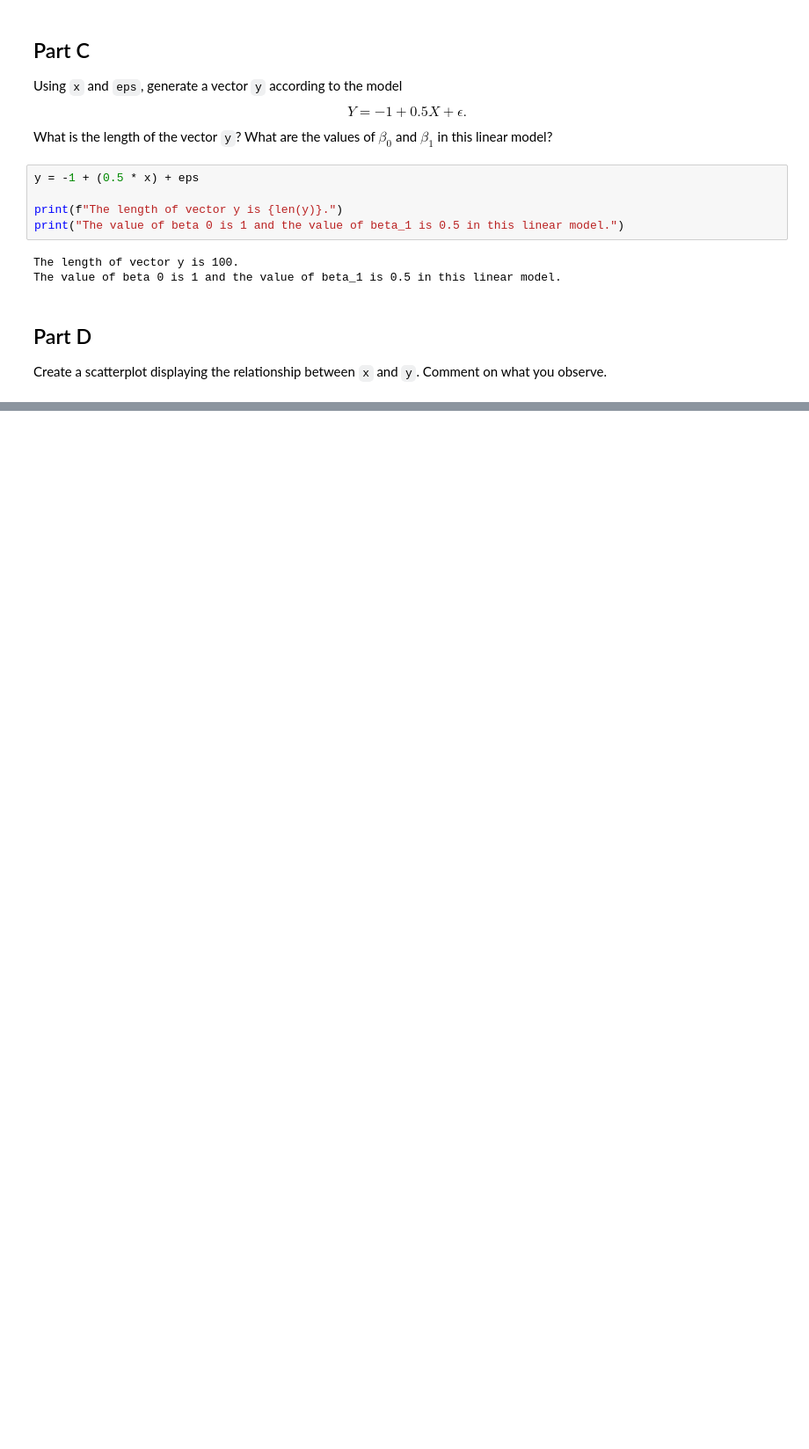
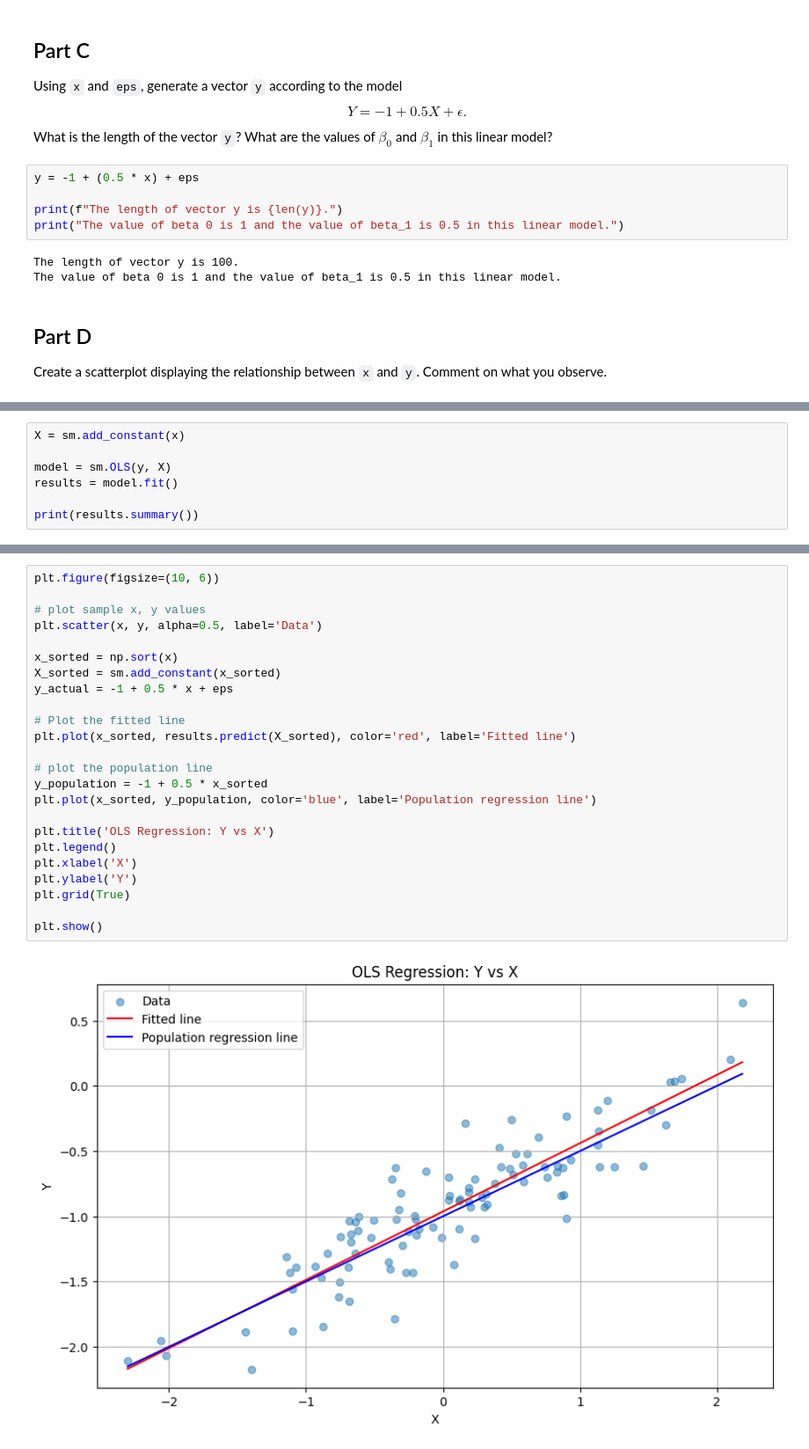
Before and after one commit to anchitrao/islp, a Jupyter notebook: chapter3/exercise_3_13.ipynb, the cells around one changed output, grey strips where cells are left out. Shown at 88% size. Cells and saved outputs as stored; diff of their text form; blank space fills up the shorter version.

```diff
--- a/chapter3/exercise_3_13.ipynb
+++ b/chapter3/exercise_3_13.ipynb
@@ -54,0 +64,7 @@ There doesn't appear to be any strong correlation
+# %%
+X = sm.add_constant(x)
+
+model = sm.OLS(y, X)
+results = model.fit()
+
+print(results.summary())
@@ -54,0 +95,26 @@ There doesn't appear to be any strong correlation
+# %%
+plt.figure(figsize=(10, 6))
+
+# plot sample x, y values
+plt.scatter(x, y, alpha=0.5, label='Data')
+
+x_sorted = np.sort(x)
+X_sorted = sm.add_constant(x_sorted)
+y_actual = -1 + 0.5 * x + eps
+
+# Plot the fitted line
+plt.plot(x_sorted, results.predict(X_sorted), color='red', label='Fitted line')
+
+# plot the population line
+y_population = -1 + 0.5 * x_sorted
+plt.plot(x_sorted, y_population, color='blue', label='Population regression line')
+
+plt.title('OLS Regression: Y vs X')
+plt.legend()
+plt.xlabel('X')
+plt.ylabel('Y')
+plt.grid(True)
+
+plt.show()
+# %% [output]
+[figure, added]
```
Also changed, not shown: parts of 11 cells of this notebook.
